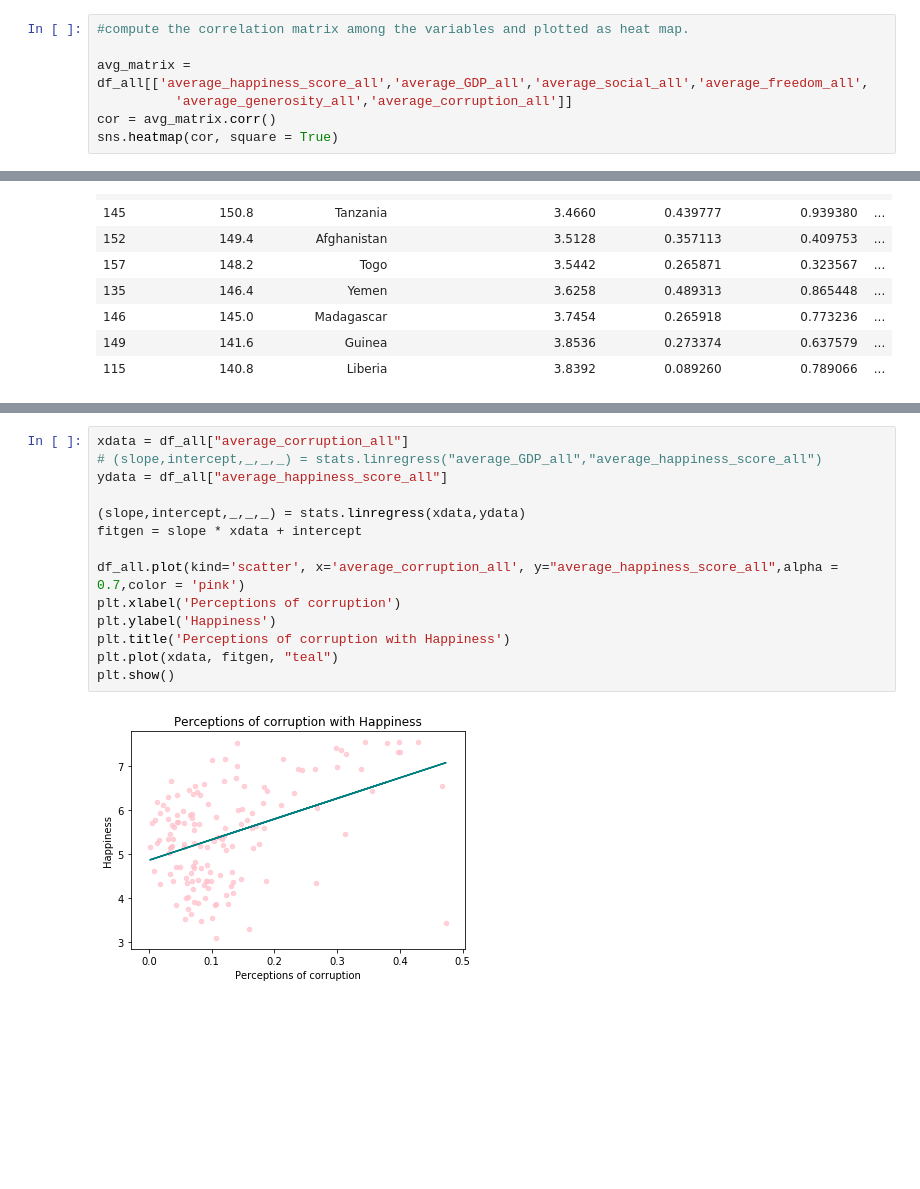
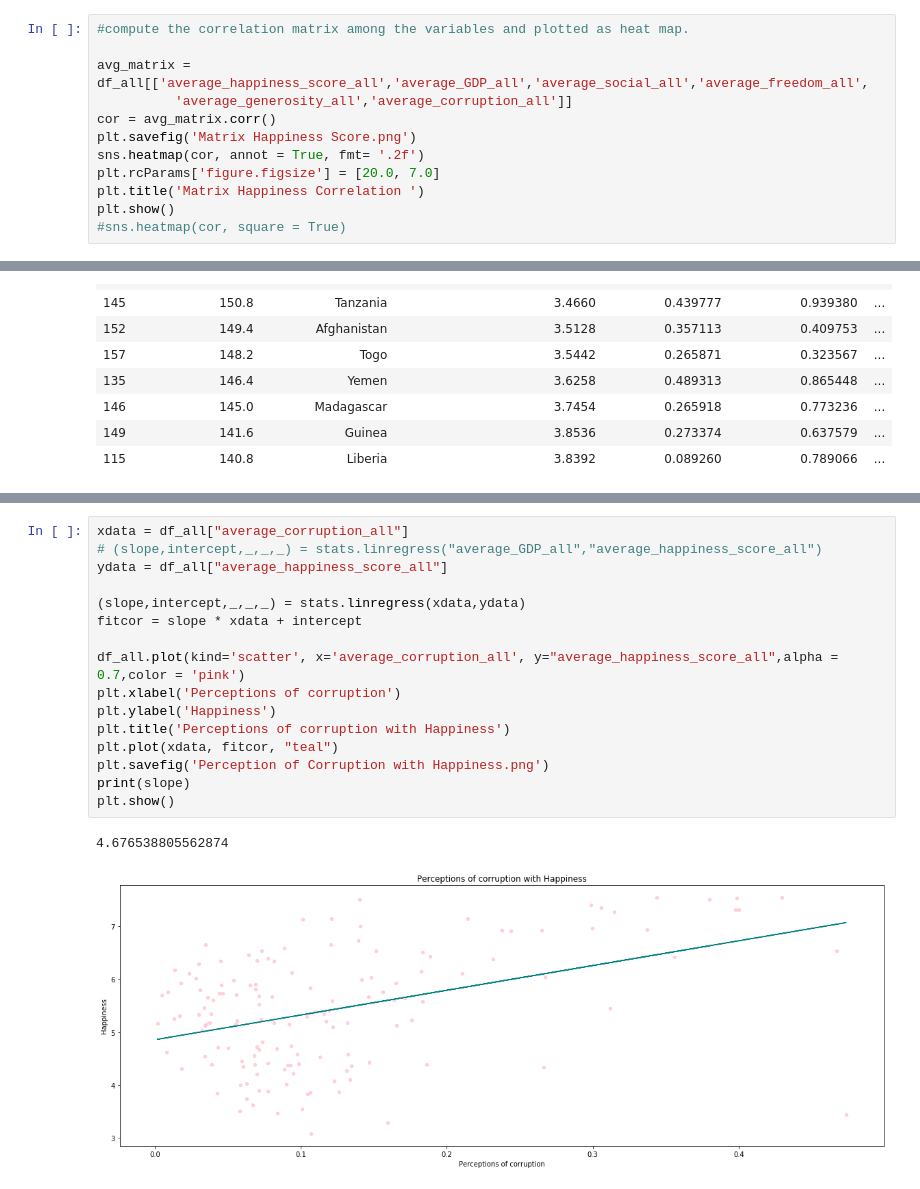
Before and after one commit to jcook25/project-one, a Jupyter notebook: Tammy.ipynb, the cells around one changed output, grey strips where cells are left out. Drawn from its saved outputs; the diff is of its cells as text; blank space fills up the shorter version.

```diff
--- a/Tammy.ipynb
+++ b/Tammy.ipynb
@@ -355,5 +357,10 @@ py.offline.plot(choromap)
 avg_matrix = df_all[['average_happiness_score_all','average_GDP_all','average_social_all','average_freedom_all',
           'average_generosity_all','average_corruption_all']]
 cor = avg_matrix.corr()
-sns.heatmap(cor, square = True)
+plt.savefig('Matrix Happiness Score.png')
+sns.heatmap(cor, annot = True, fmt= '.2f')
+plt.rcParams['figure.figsize'] = [20.0, 7.0]
+plt.title('Matrix Happiness Correlation ')
+plt.show()
+#sns.heatmap(cor, square = True)
 # %% [output]
@@ -490,16 +511,19 @@ plt.show()
 # %%
 xdata = df_all["average_corruption_all"]
 # (slope,intercept,_,_,_) = stats.linregress("average_GDP_all","average_happiness_score_all")
 ydata = df_all["average_happiness_score_all"]
 
 (slope,intercept,_,_,_) = stats.linregress(xdata,ydata)
-fitgen = slope * xdata + intercept
+fitcor = slope * xdata + intercept
 
 df_all.plot(kind='scatter', x='average_corruption_all', y="average_happiness_score_all",alpha = 0.7,color = 'pink')
 plt.xlabel('Perceptions of corruption')
 plt.ylabel('Happiness')
 plt.title('Perceptions of corruption with Happiness')
-plt.plot(xdata, fitgen, "teal")
+plt.plot(xdata, fitcor, "teal")
+plt.savefig('Perception of Corruption with Happiness.png')
+print(slope)
 plt.show()
 # %% [output]
+4.676538805562874
-[figure, old version]
+[figure, new version]
```
Also changed, not shown: parts of 11 cells of this notebook, 13 other files.
